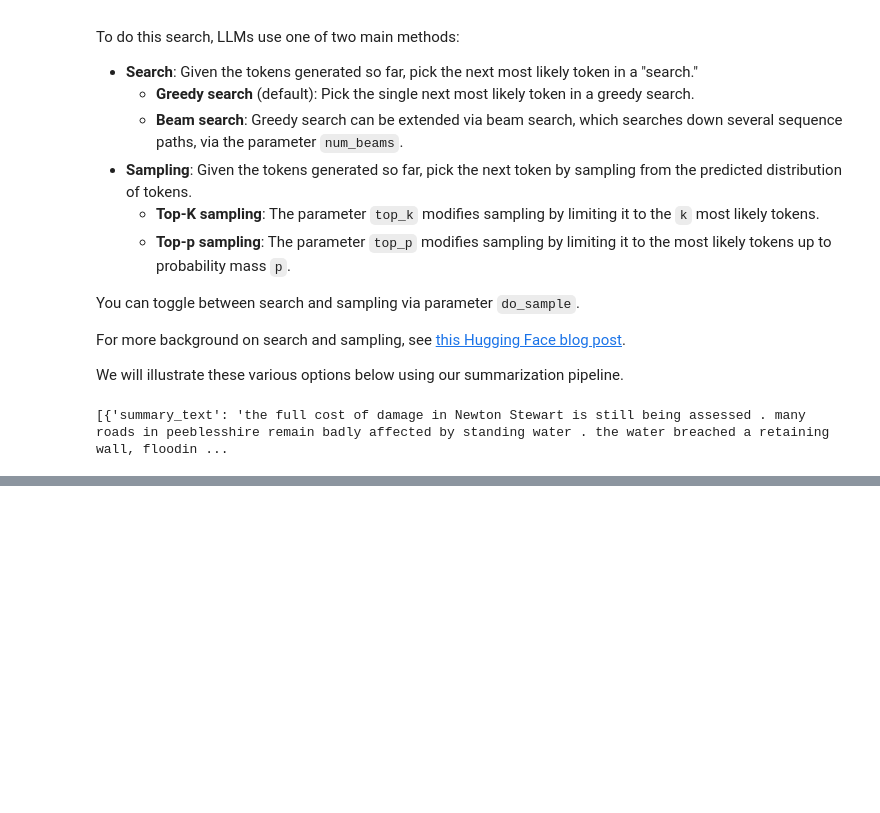
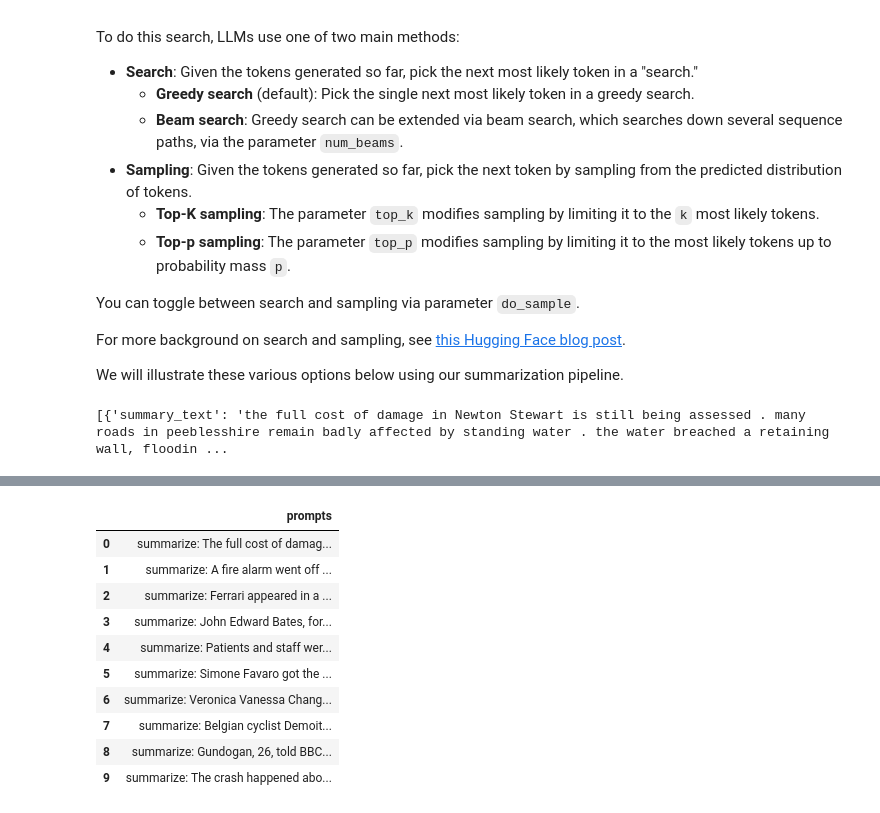
Before and after one commit to antonioanerao/edx-llm-course, a Jupyter notebook: llm-with-hugginface.ipynb, the cells around one changed output, grey strips where cells are left out. Drawn from its saved outputs; the diff is of its cells as text; code cells hidden in the pictures; blank space fills up the shorter version.

```diff
--- a/llm-with-hugginface.ipynb
+++ b/llm-with-hugginface.ipynb
@@ -340,0 +376,21 @@ summarizer(xsum_sample["document"][0], num_be
+# %%
+# For summarization, T5-small expects a prefix "summarize: ", so we prepend that to each article as a prompt.
+
+articles = list(map(
+    lambda article: "summarize: " + article,
+    xsum_sample["document"]
+))
+
+display(pd.DataFrame(articles, columns=["prompts"]))
+# %% [output]
+|  | prompts |
+| 0 | summarize: The full cost of damag... |
+| 1 | summarize: A fire alarm went off ... |
+| 2 | summarize: Ferrari appeared in a ... |
+| 3 | summarize: John Edward Bates, for... |
+| 4 | summarize: Patients and staff wer... |
+| 5 | summarize: Simone Favaro got the ... |
+| 6 | summarize: Veronica Vanessa Chang... |
+| 7 | summarize: Belgian cyclist Demoit... |
+| 8 | summarize: Gundogan, 26, told BBC... |
+| 9 | summarize: The crash happened abo... |
```
Also changed, not shown: parts of 16 cells of this notebook.
